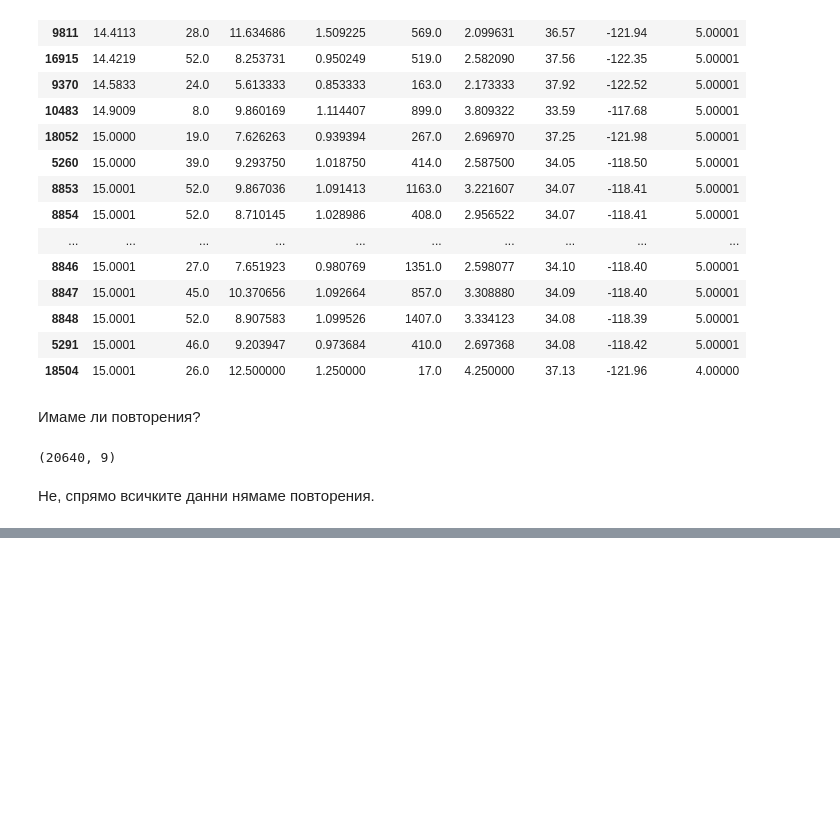
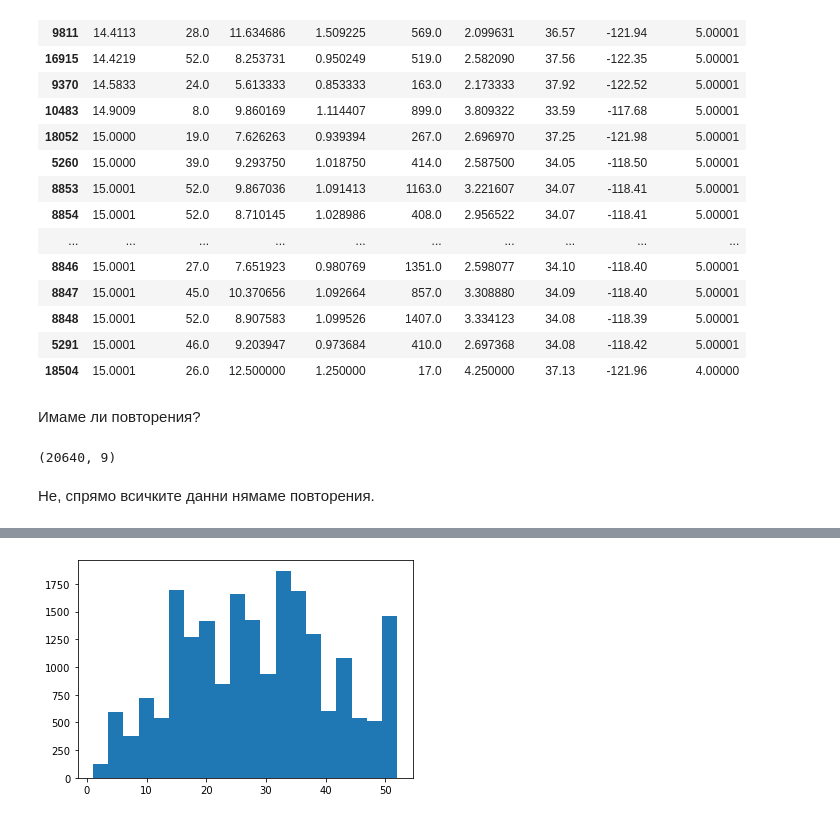
Before and after one commit to GalkaKG/Machine-Learning, a Jupyter notebook: 02.Linear and Logistic Regression/02.Linear and Logistic Regression.ipynb, the cells around one changed output, grey strips where cells are left out. Saved outputs shown, nothing was run; the diff lists cells and outputs as text; code cells hidden in the pictures; blank space fills up the shorter version.

```diff
--- a/02.Linear and Logistic Regression/02.Linear and Logistic Regression.ipynb
+++ b/02.Linear and Logistic Regression/02.Linear and Logistic Regression.ipynb
@@ -101,0 +117,5 @@ house_prices.drop_duplicates().shape
+# %%
+plt.hist(house_prices.HouseAge, bins = 20)
+plt.show()
+# %% [output]
+[figure, added]
```
Also changed, not shown: parts of 8 cells of this notebook.
